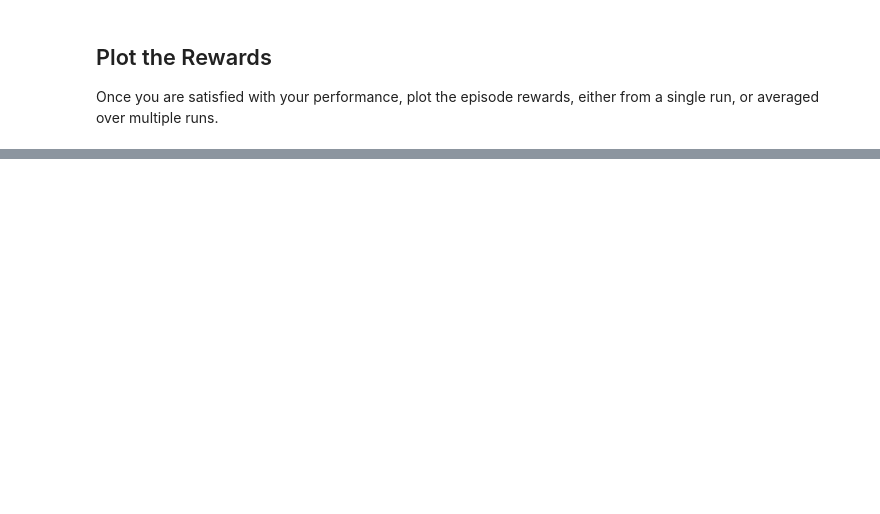
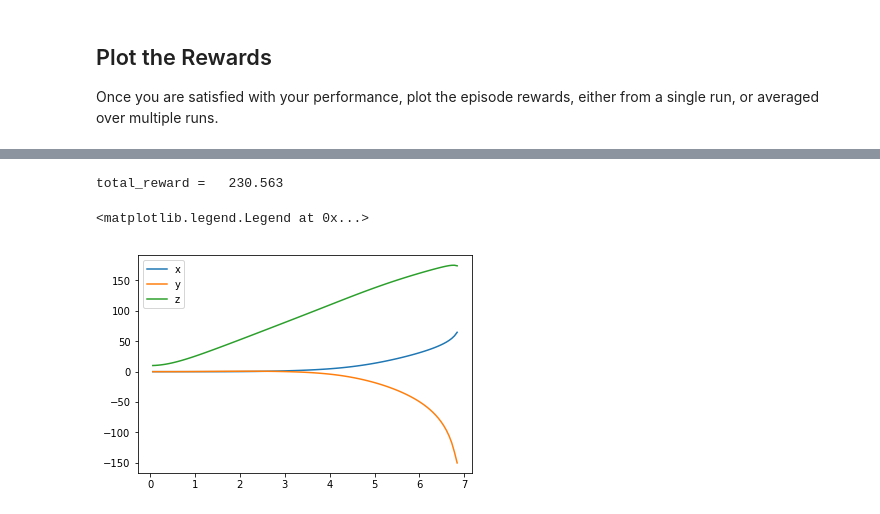
Before and after one commit to chriskwkim/mlnd, a Jupyter notebook: RL-Quadcopter-2/Quadcopter_Project.ipynb, the cells around one changed output, grey strips where cells are left out. Drawn from its saved outputs; the diff is of its cells as text; code cells hidden in the pictures; blank space fills up the shorter version.

```diff
--- a/RL-Quadcopter-2/Quadcopter_Project.ipynb
+++ b/RL-Quadcopter-2/Quadcopter_Project.ipynb
@@ -516,0 +276,60 @@ plot_episodes(file_path, number_episodes, total, scale)
+# %%
+# Test flight
+file_output = 'test_run_data.txt'                         # file name for saved results
+
+# Setup
+done = False
+num_episodes = 10
+labels = ['time', 'x', 'y', 'z', 'phi', 'theta', 'psi', 'x_velocity',
+          'y_velocity', 'z_velocity', 'phi_velocity', 'theta_velocity',
+          'psi_velocity', 'rotor_speed1', 'rotor_speed2', 'rotor_speed3', 'rotor_speed4']
+results = {x : [] for x in labels}
+current_sim_filename = "current_sim.txt"                   # file name for saved results
+best_sim_filename = "best_sim.txt"                         # file name for saved results
+
+state = agent.reset_episode() # start a new episode
+total_reward = 0
+rewards = []
+
+# Run the simulation, and save the results.
+
+for i_episode in range(1, num_episodes+1):
+    state = agent.reset_episode() # start a new episode
+    total_reward = 0
+
+    with open(current_sim_filename, 'w') as csvfile:
+        writer = csv.writer(csvfile)
+        writer.writerow(labels)
+        while True:
+            action = agent.act(state)
+            next_state, reward, done = task.step(action)
+            agent.step(action, reward, next_state, done)
+            state = next_state
+            total_reward += reward
+
+            to_write = [task.sim.time] + list(task.sim.pose) + list(task.sim.v) + list(task.sim.angular_v) + list(rotor_speeds)
+            writer.writerow(to_write)
+            for ii in range(len(labels)):
+                results[labels[ii]].append(to_write[ii])
+
+            if done:
+                #save and print current results
+                rewards.append(total_reward)
+                shutil.copyfile(current_sim_filename, best_sim_filename)
+                print("\rtotal_reward = {:9.3f}".format(total_reward), end="", flush=True)
+                break
+# %% [output]
+total_reward =   230.563
+# %%
+import matplotlib.pyplot as plt
+%matplotlib inline
+
+results = pd.read_csv('best_sim.txt')
+
+plt.plot(results['time'], results['x'], label='x')
+plt.plot(results['time'], results['y'], label='y')
+plt.plot(results['time'], results['z'], label='z')
+plt.legend()
+# %% [output]
+<matplotlib.legend.Legend at 0x...>
+[figure, added]
```
Also changed, not shown: parts of 30 cells of this notebook, 11 other files.
